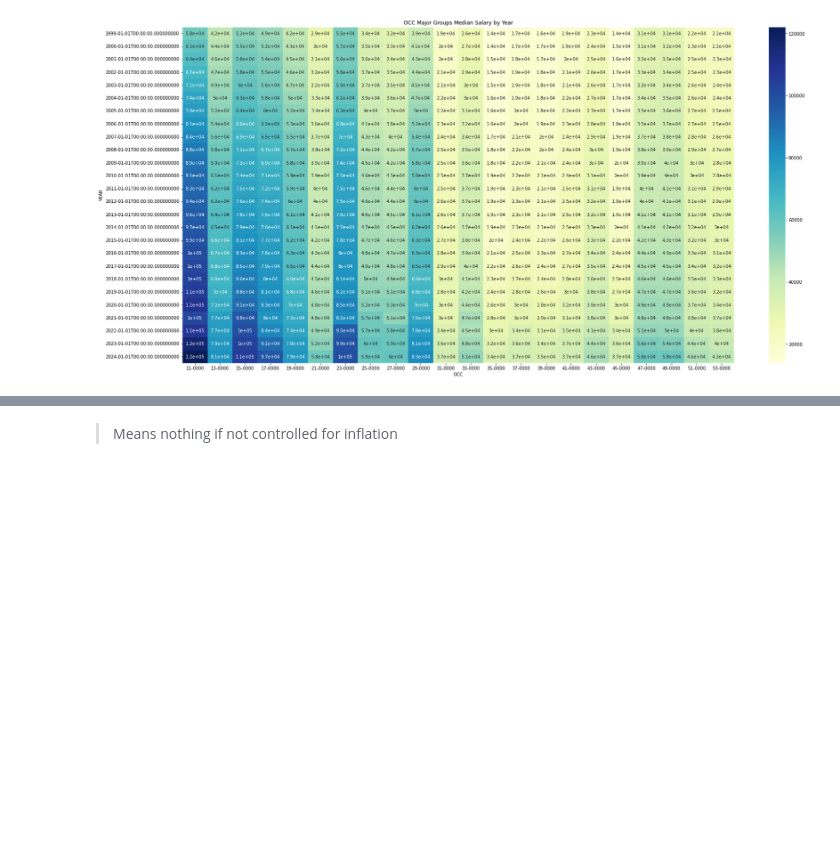
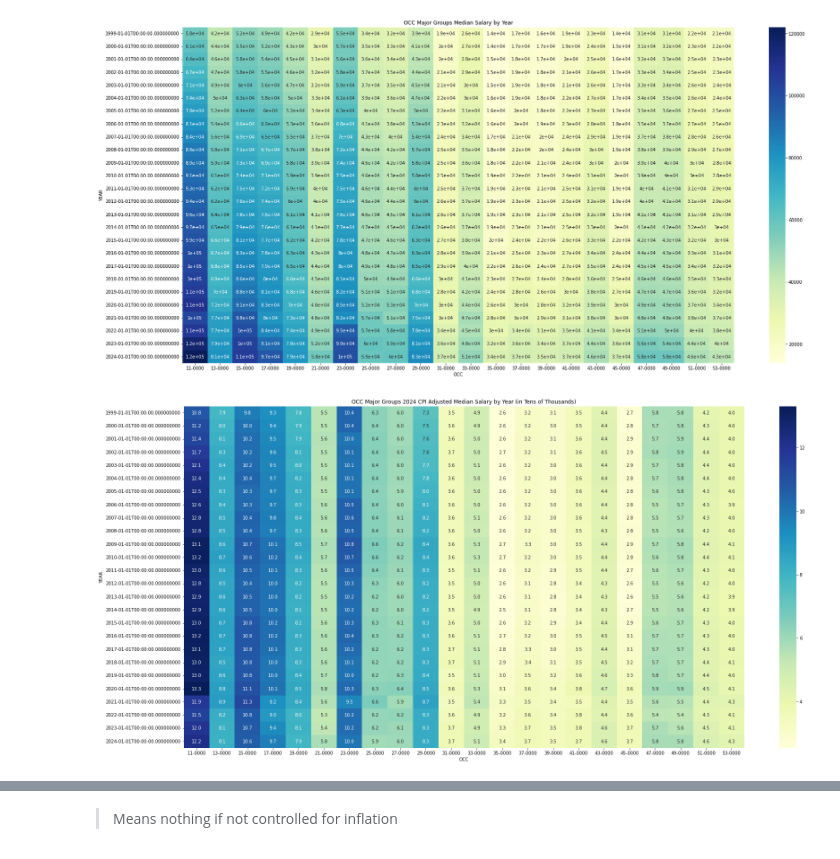
Before and after one commit to charlotteprior/analytics-applications-sp2026-final, a Jupyter notebook: national_employment_eda.ipynb, the cells around one changed output, grey strips where cells are left out. Cells and saved outputs as stored; diff of their text form; code cells hidden in the pictures; blank space fills up the shorter version.

Commit message:
new adjusted for inflation charts

```diff
--- a/national_employment_eda.ipynb
+++ b/national_employment_eda.ipynb
@@ -253,0 +240,6 @@ df.tail()
+# %%
+df['REAL_A_MEAN'] = df['A_MEAN'] * (current_CPI / df['CPI'])
+df['REAL_A_MEDIAN'] = df['A_MEDIAN'] * (current_CPI / df['CPI'])
+df['REAL_H_MEDIAN'] = df['H_MEDIAN'] * (current_CPI / df['CPI'])
+df['REAL_H_MEAN'] = df['H_MEAN'] * (current_CPI / df['CPI'])
+df.tail()
@@ -253,0 +256,3 @@ df.tail()
+# %%
+df['OCC_2DIGIT'] = df['OCC_CODE_CLEANED'].str[:2]
+print(df['OCC_2DIGIT'].unique())
@@ -253,0 +265,3 @@ df.tail()
+# %%
+df['OCC_Last4'] = df['OCC_CODE_CLEANED'].str[-4:]
+print(df['OCC_Last4'].unique())
@@ -254,3 +270,15 @@ df.tail()
 # %% [markdown]
 ## Line Graphs
+# %%
+import matplotlib.pyplot as plt
+
+colors = [
+    '#1f77b4', '#aec7e8', '#ff7f0e', '#ffbb78', '#2ca02c',
+    '#98df8a', '#d62728', '#ff9896', '#9467bd', '#c5b0d5',
+    '#8c564b', '#c49c94', '#e377c2', '#f7b6d2', '#7f7f7f',
+    '#c7c7c7', '#bcbd22', '#dbdb8d', '#17becf', '#9edae5',
+    '#1b9e77', '#d95f02'
+]
+
+plt.rcParams['axes.prop_cycle'] = plt.cycler(color=colors)
 # %%
@@ -551,3 +581,20 @@ plt.ylabel('YEAR')
 plt.show()
 # %% [output]
 [figure]
+# %%
+# Real Adjusted 2024 Dollars Annual Median Salaries by OCC Major Group and Year
+broad_df = df[df['O_GROUP'] == 'major'][['Year', 'OCC_CODE_CLEANED','REAL_A_MEDIAN']].copy()
+broad_df = broad_df[broad_df['OCC_CODE_CLEANED'] != '00-0000'][['Year', 'OCC_CODE_CLEANED','REAL_A_MEDIAN']].copy()
+
+contingency_table = pd.crosstab(index=broad_df['Year'], columns=broad_df['OCC_CODE_CLEANED'],values=broad_df['REAL_A_MEDIAN'],aggfunc=sum)
+# Scale values to tens of thousands for annotation
+contingency_table_scaled = contingency_table / 10000
+
+plt.figure(figsize=(28, 14))
+sns.heatmap(contingency_table_scaled, annot=True, cmap='YlGnBu', fmt='.1f')
+plt.title('OCC Major Groups 2024 CPI Adjusted Median Salary by Year (in Tens of Thousands)')
+plt.xlabel('OCC')
+plt.ylabel('YEAR')
+plt.show()
+# %% [output]
+[figure, added]
```
Also changed, not shown: parts of 13 cells of this notebook, 1 other file.
